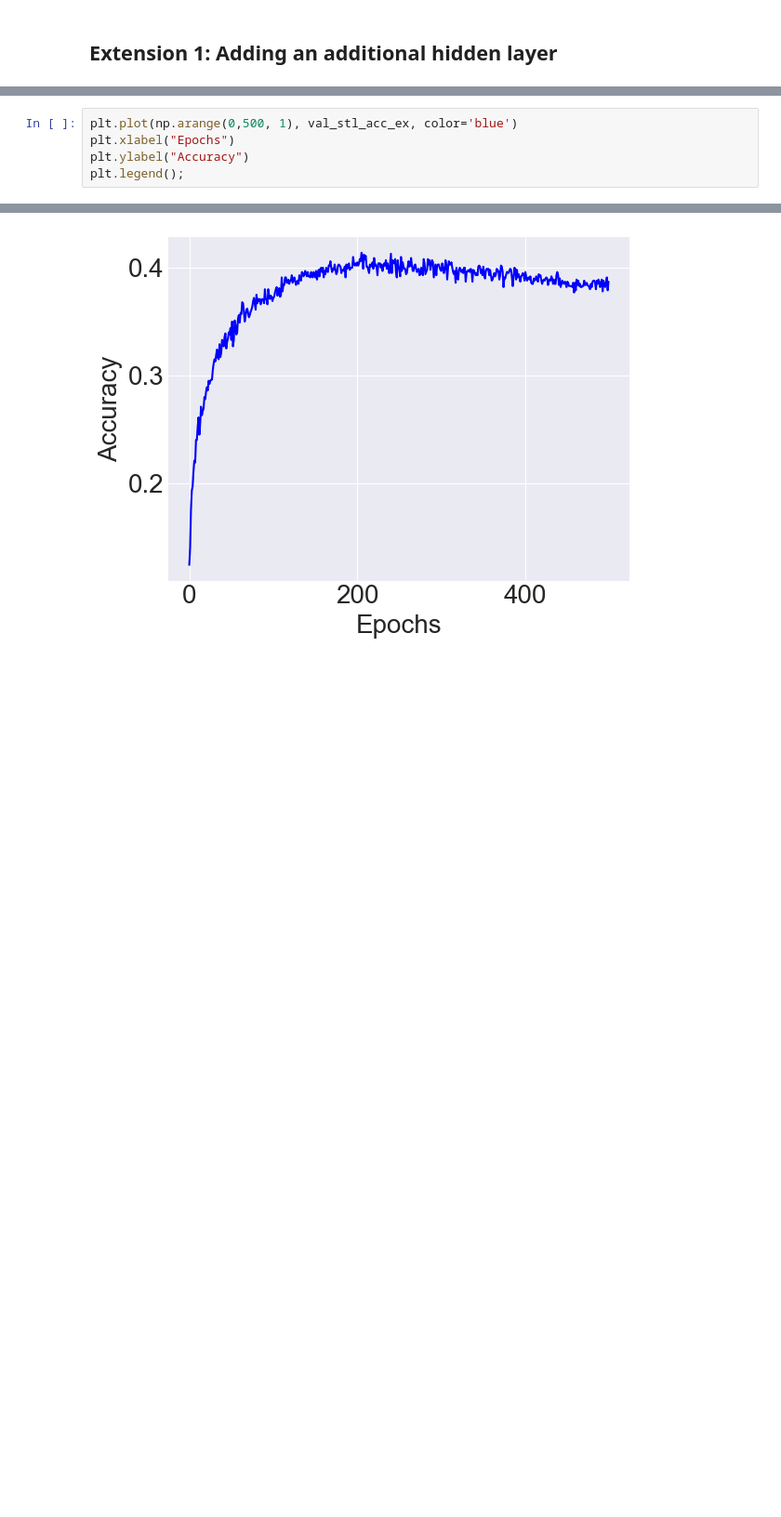
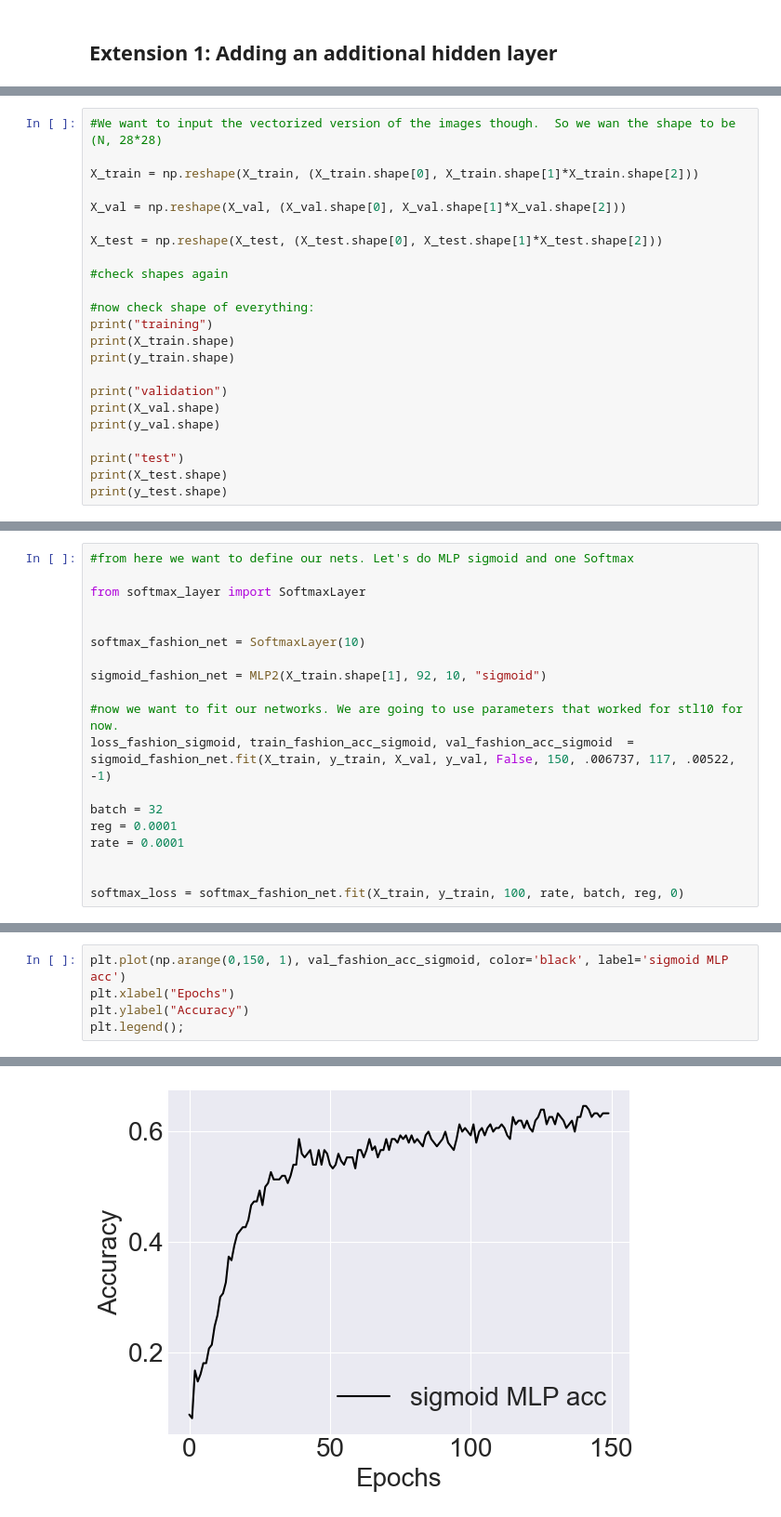
Before and after one commit to GhailanFadah/Neural-Networks, a Jupyter notebook: project 2/mlp.ipynb, the cells around one changed output, grey strips where cells are left out. Shown at 93% size. Saved outputs shown, nothing was run; the diff lists cells and outputs as text; blank space fills up the shorter version.

```diff
--- a/project 2/mlp.ipynb
+++ b/project 2/mlp.ipynb
@@ -1063,0 +1098,23 @@ epoch: 50 ------ loss: 2.053446051243067
+# %%
+#We want to input the vectorized version of the images though.  So we wan the shape to be (N, 28*28)
+
+X_train = np.reshape(X_train, (X_train.shape[0], X_train.shape[1]*X_train.shape[2]))
+
+X_val = np.reshape(X_val, (X_val.shape[0], X_val.shape[1]*X_val.shape[2]))
+
+X_test = np.reshape(X_test, (X_test.shape[0], X_test.shape[1]*X_test.shape[2]))
+
+#check shapes again
+
+#now check shape of everything:
+print("training")
+print(X_train.shape)
+print(y_train.shape)
+
+print("validation")
+print(X_val.shape)
+print(y_val.shape)
+
+print("test")
+print(X_test.shape)
+print(y_test.shape)
@@ -1063,0 +1131,19 @@ epoch: 50 ------ loss: 2.053446051243067
+# %%
+#from here we want to define our nets. Let's do MLP sigmoid and one Softmax
+
+from softmax_layer import SoftmaxLayer
+
+
+softmax_fashion_net = SoftmaxLayer(10)
+
+sigmoid_fashion_net = MLP2(X_train.shape[1], 92, 10, "sigmoid")
+
+#now we want to fit our networks. We are going to use parameters that worked for stl10 for now.
+loss_fashion_sigmoid, train_fashion_acc_sigmoid, val_fashion_acc_sigmoid  = sigmoid_fashion_net.fit(X_train, y_train, X_val, y_val, False, 150, .006737, 117, .00522, -1)
+
+batch = 32
+reg = 0.0001
+rate = 0.0001
+
+
+softmax_loss = softmax_fashion_net.fit(X_train, y_train, 100, rate, batch, reg, 0)
@@ -1064,5 +1152,5 @@ epoch: 50 ------ loss: 2.053446051243067
 # %%
-plt.plot(np.arange(0,500, 1), val_stl_acc_ex, color='blue')
+plt.plot(np.arange(0,150, 1), val_fashion_acc_sigmoid, color='black', label='sigmoid MLP acc')
 plt.xlabel("Epochs")
 plt.ylabel("Accuracy")
 plt.legend();
@@ -1071 +1158 @@ No artists with labels found to put in legend.  Note that artists whose label st
-[figure, old version]
+[figure, new version]
```
Also changed, not shown: parts of 21 cells of this notebook.
